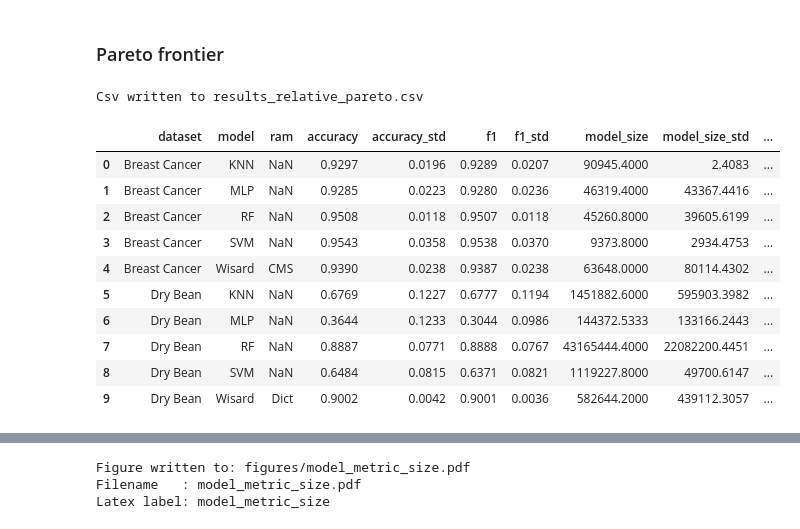
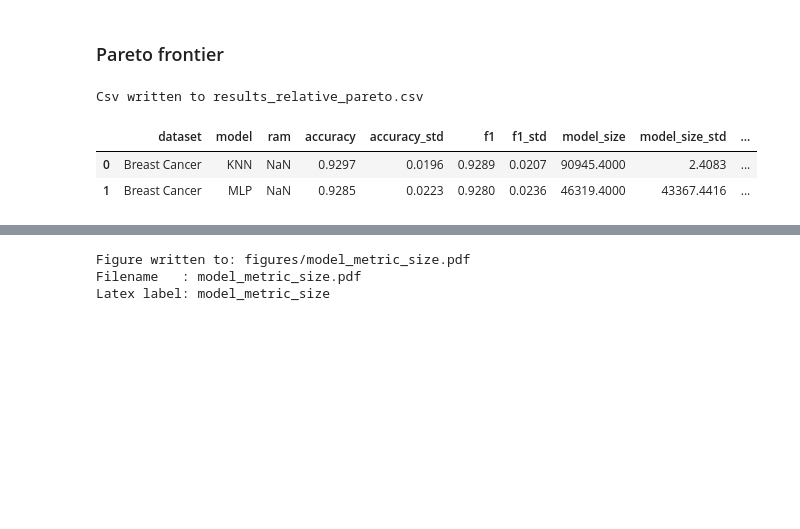
Before and after one commit to otavioon/wisardlib, a Jupyter notebook: analysis/analyse_results_2.ipynb, the cells around one changed output, grey strips where cells are left out. Cells and saved outputs as stored; diff of their text form; code cells hidden in the pictures; blank space fills up the shorter version.

```diff
--- a/analysis/analyse_results_2.ipynb
+++ b/analysis/analyse_results_2.ipynb
@@ -42,4 +45,5 @@ results_sklearn_path = [
     Path("results_rf_folded.csv"),
 ]
 
-results_wisard_path = Path("results_wisard_folded.csv")
+results_wisard_path = Path("/workspaces/wisard/experiments_2/results_drasiw.csv")
+!sha256sum $results_wisard_path
@@ -167,7 +175,7 @@ def read_wisard(path):
             "tuple_size",
             "encoder",
             "resolution",
-            "bleach",
+            # "bleach",
             "rams per discriminator",
             "ram",
         ]
@@ -231,8 +305,12 @@ wisard_results.sample(n=5)
 lines = []
 for (dataset, fold, ram), dataset_df in wisard_results.groupby(["dataset", "fold", "ram"]):
     metric_name = datasets_info.loc[datasets_info["dataset_name"] == dataset, "metric"].iloc[0]
-    best_lines = dataset_df.sort_values(by=f"val_{metric_name}_mean", ascending=False).iloc[0:2]
-    line = best_lines.sort_values(by=f"model_size", ascending=True).iloc[0]
+    best_lines = dataset_df.sort_values(by=f"val_{metric_name}_mean", ascending=False).iloc[0]
+    if metric_name == "f1 weighted":
+        metric_name = "f1"
+    # line = best_lines.sort_values(by=metric_name, ascending=False).iloc[0]
+    # line = best_lines.sort_values(by="model_size", ascending=True).iloc[0]
+    line = best_lines
     lines.append(line)
 
 wisard_results = pd.DataFrame(lines)
@@ -281,6 +359,6 @@ wisard_results["model"] = "Wisard"
 
 # Put dataset name in Camel case
 
-wisard_results
+wisard_results.sample(n=5)
 # %% [output]
 |  | dataset | model | ram | accuracy | accuracy_std | f1 | f1_std | model_size | model_size_std | ... |
@@ -543,8 +557,11 @@ sklearn_results.sample(n=2)
 # %%
 lines = []
-for (dataset,fold,moel), dataset_df in sklearn_results.groupby(["dataset", "fold", "model"]):
+for (dataset, fold, model), dataset_df in sklearn_results.groupby(["dataset", "fold", "model"]):
     metric_name = datasets_info.loc[datasets_info["dataset_name"] == dataset, "metric"].iloc[0]
     best_lines = dataset_df.sort_values(by=f"val_{metric_name}_mean", ascending=False).iloc[0:2]
+    if metric_name == "f1 weighted":
+        metric_name = "f1"
+    # line = best_lines.sort_values(by=metric_name, ascending=False).iloc[0]
     line = best_lines.sort_values(by=f"model_size", ascending=True).iloc[0]
     lines.append(line)
 
@@ -879,33 +842,25 @@ In future versions `DataFrame.to_latex` is expected to utilise the base implemen
 # %%
 # Identify Pareto frontier
 def is_pareto_efficient(costs):
     is_efficient = np.ones(costs.shape[0], dtype=bool)
     for i, c in enumerate(costs):
         if is_efficient[i]:
             is_efficient[is_efficient] = np.any(costs[is_efficient] < c, axis=1)
             is_efficient[i] = True  # Keep the current point
     return is_efficient
 
 for dset_name, dset_df in df.groupby("dataset"):
     costs = dset_df[["model_size", "metric"]].to_numpy()
     # Invert metric (lower is better)
     costs[:, 1] = 1 / costs[:, 1]
     pareto = is_pareto_efficient(costs)
     df.loc[dset_df.index, "pareto"] = pareto
 
 df.to_csv("results_relative_pareto.csv", index=False)
 print(f"Csv written to results_relative_pareto.csv")
-df.head(n=10)
+df.head(n=2)
 # %% [output]
 Csv written to results_relative_pareto.csv
 |  | dataset | model | ram | accuracy | accuracy_std | f1 | f1_std | model_size | model_size_std | ... |
 | 0 | Breast Cancer | KNN | NaN | 0.9297 | 0.0196 | 0.9289 | 0.0207 | 90945.4000 | 2.4083 | ... |
 | 1 | Breast Cancer | MLP | NaN | 0.9285 | 0.0223 | 0.9280 | 0.0236 | 46319.4000 | 43367.4416 | ... |
-| 2 | Breast Cancer | RF | NaN | 0.9508 | 0.0118 | 0.9507 | 0.0118 | 45260.8000 | 39605.6199 | ... |
-| 3 | Breast Cancer | SVM | NaN | 0.9543 | 0.0358 | 0.9538 | 0.0370 | 9373.8000 | 2934.4753 | ... |
-| 4 | Breast Cancer | Wisard | CMS | 0.9390 | 0.0238 | 0.9387 | 0.0238 | 63648.0000 | 80114.4302 | ... |
-| 5 | Dry Bean | KNN | NaN | 0.6769 | 0.1227 | 0.6777 | 0.1194 | 1451882.6000 | 595903.3982 | ... |
-| 6 | Dry Bean | MLP | NaN | 0.3644 | 0.1233 | 0.3044 | 0.0986 | 144372.5333 | 133166.2443 | ... |
-| 7 | Dry Bean | RF | NaN | 0.8887 | 0.0771 | 0.8888 | 0.0767 | 43165444.4000 | 22082200.4451 | ... |
-| 8 | Dry Bean | SVM | NaN | 0.6484 | 0.0815 | 0.6371 | 0.0821 | 1119227.8000 | 49700.6147 | ... |
-| 9 | Dry Bean | Wisard | Dict | 0.9002 | 0.0042 | 0.9001 | 0.0036 | 582644.2000 | 439112.3057 | ... |
```
Also changed, not shown: parts of 56 cells of this notebook.
